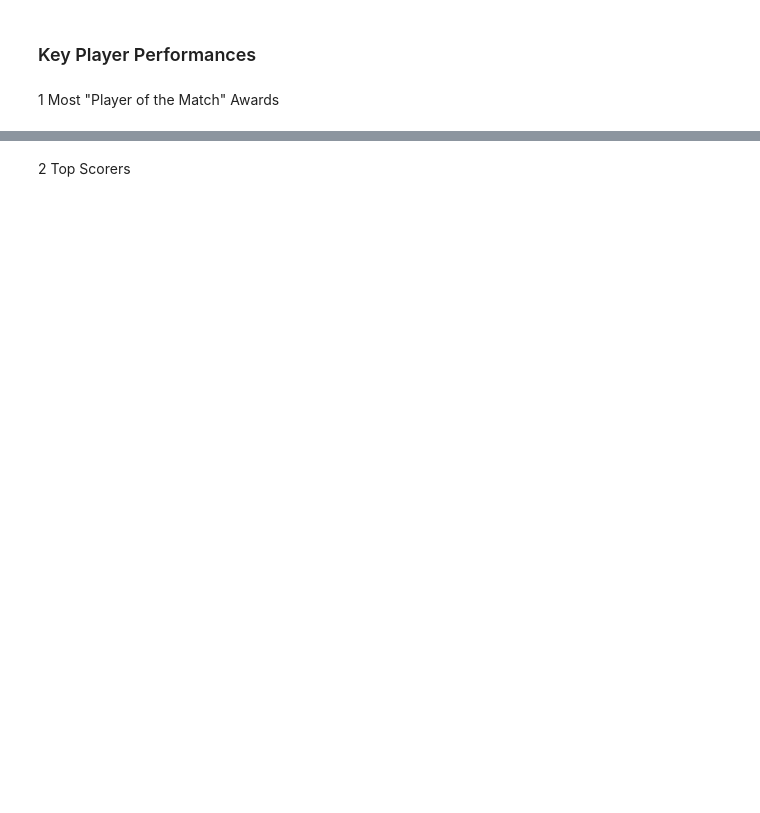
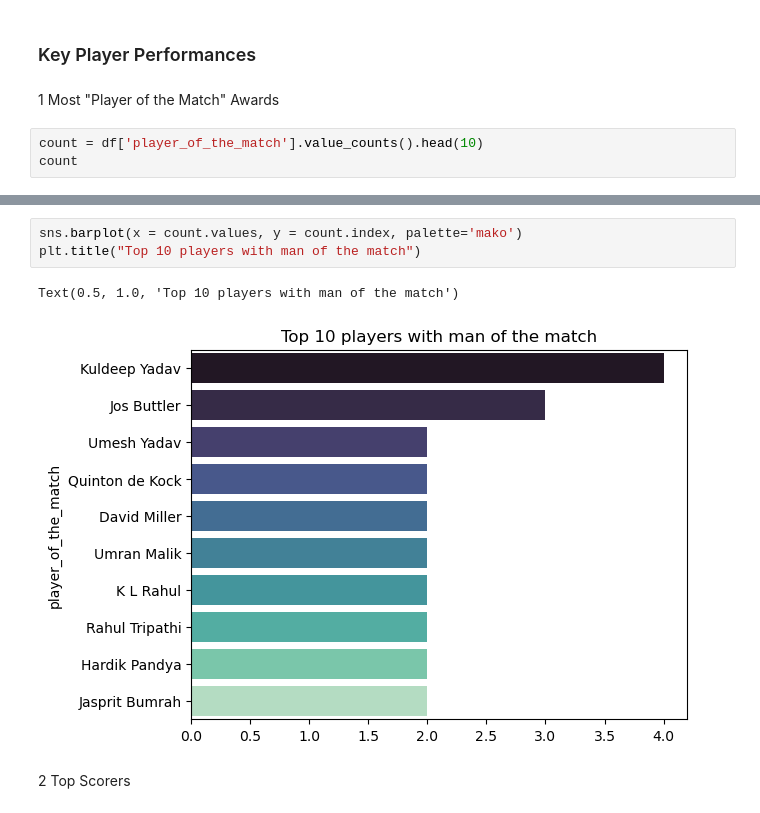
Before and after one commit to jatinvish-01/IPL-2022-capstone-project, a Jupyter notebook: IPL_Capstone_Project.ipynb, the cells around one changed output, grey strips where cells are left out. Drawn from its saved outputs; the diff is of its cells as text; blank space fills up the shorter version.

```diff
--- a/IPL_Capstone_Project.ipynb
+++ b/IPL_Capstone_Project.ipynb
@@ -128,3 +134,6 @@ Toss and Match winner are same in 48% of matches
 ###  Key Player Performances
 # %% [markdown]
 1 Most "Player of the Match" Awards
+# %%
+count = df['player_of_the_match'].value_counts().head(10)
+count
@@ -131,2 +153,8 @@ Toss and Match winner are same in 48% of matches
+# %%
+sns.barplot(x = count.values, y = count.index, palette='mako')
+plt.title("Top 10 players with man of the match")
+# %% [output]
+Text(0.5, 1.0, 'Top 10 players with man of the match')
+[figure, added]
 # %% [markdown]
 2 Top Scorers
```
Also changed, not shown: parts of 4 cells of this notebook.
